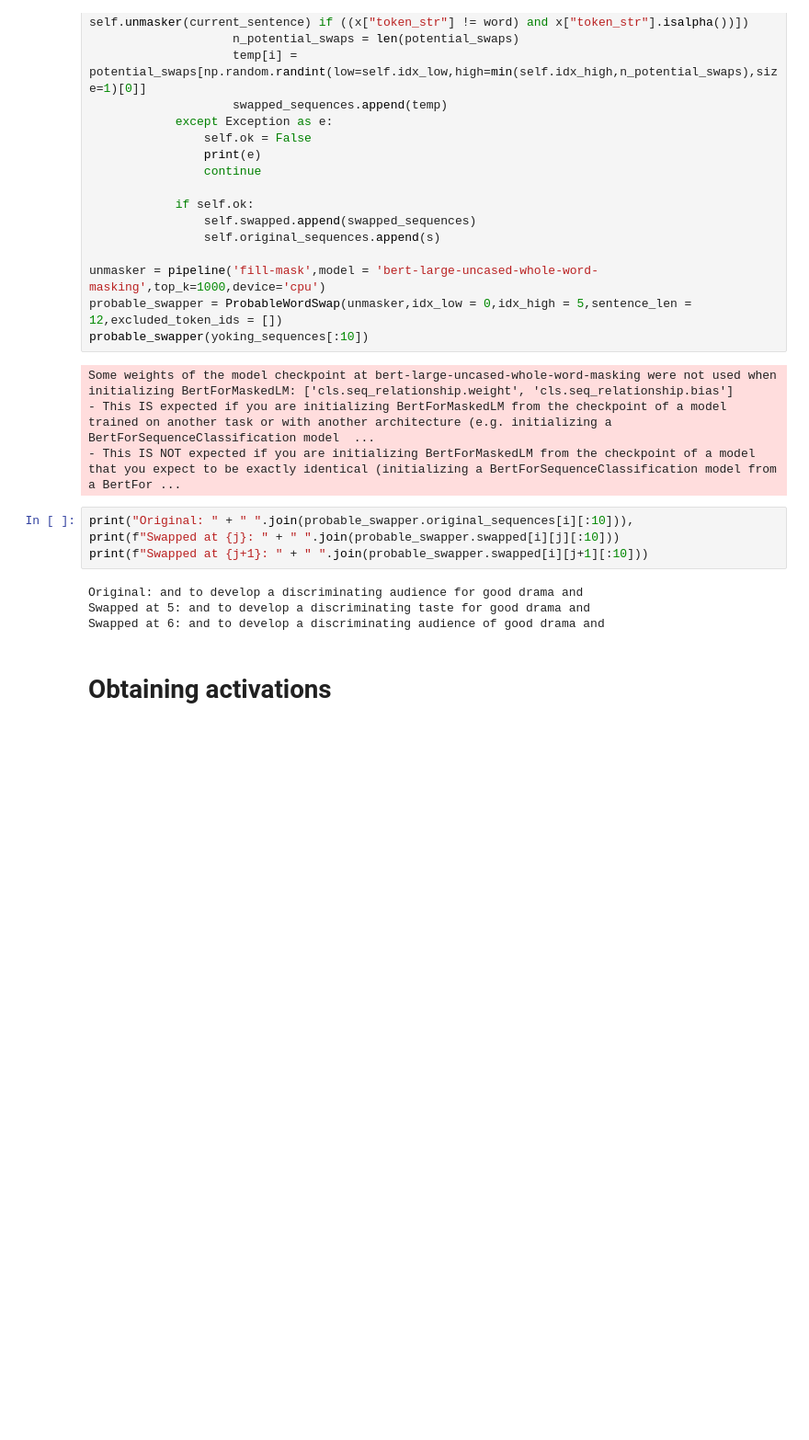
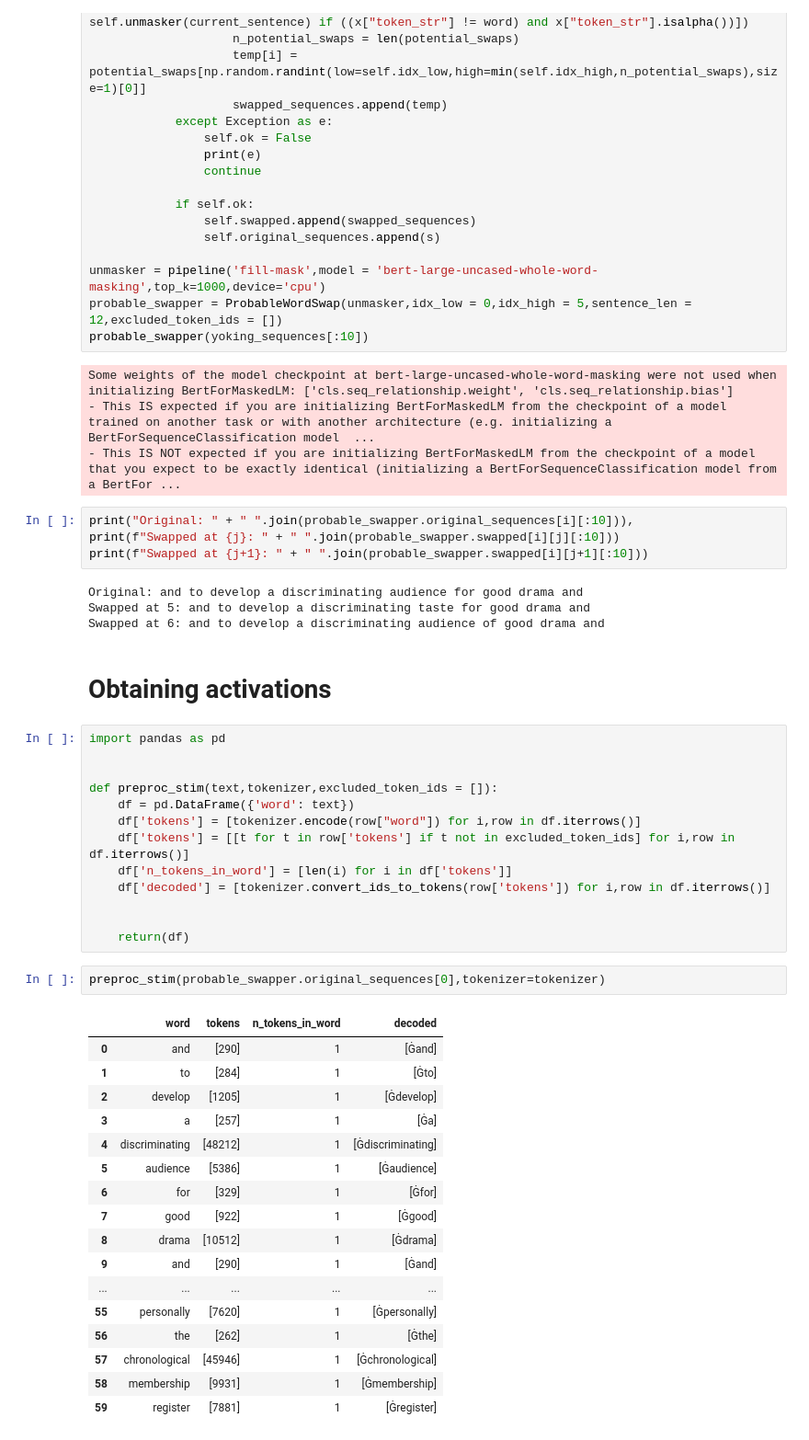
Before and after one commit to dskrill/TemporalIntegration, a Jupyter notebook: demo.ipynb, the cells around one changed output. Shown at 92% size. Saved outputs shown, nothing was run; the diff lists cells and outputs as text; blank space fills up the shorter version.

```diff
--- a/demo.ipynb
+++ b/demo.ipynb
@@ -528,3 +528,36 @@ Swapped at 5: and to develop a discriminating taste for good drama and
 Swapped at 6: and to develop a discriminating audience of good drama and
 # %% [markdown]
 # Obtaining activations
+# %%
+import pandas as pd
+
+
+def preproc_stim(text,tokenizer,excluded_token_ids = []):
+    df = pd.DataFrame({'word': text})
+    df['tokens'] = [tokenizer.encode(row["word"]) for i,row in df.iterrows()]
+    df['tokens'] = [[t for t in row['tokens'] if t not in excluded_token_ids] for i,row in df.iterrows()]
+    df['n_tokens_in_word'] = [len(i) for i in df['tokens']]
+    df['decoded'] = [tokenizer.convert_ids_to_tokens(row['tokens']) for i,row in df.iterrows()]
+
+
+    return(df)
+# %%
+preproc_stim(probable_swapper.original_sequences[0],tokenizer=tokenizer)
+# %% [output]
+|  | word | tokens | n_tokens_in_word | decoded |
+| 0 | and | [290] | 1 | [Ġand] |
+| 1 | to | [284] | 1 | [Ġto] |
+| 2 | develop | [1205] | 1 | [Ġdevelop] |
+| 3 | a | [257] | 1 | [Ġa] |
+| 4 | discriminating | [48212] | 1 | [Ġdiscriminating] |
+| 5 | audience | [5386] | 1 | [Ġaudience] |
+| 6 | for | [329] | 1 | [Ġfor] |
+| 7 | good | [922] | 1 | [Ġgood] |
+| 8 | drama | [10512] | 1 | [Ġdrama] |
+| 9 | and | [290] | 1 | [Ġand] |
+| ... | ... | ... | ... | ... |
+| 55 | personally | [7620] | 1 | [Ġpersonally] |
+| 56 | the | [262] | 1 | [Ġthe] |
+| 57 | chronological | [45946] | 1 | [Ġchronological] |
+| 58 | membership | [9931] | 1 | [Ġmembership] |
+| 59 | register | [7881] | 1 | [Ġregister] |
```
Also changed, not shown: parts of 6 cells of this notebook, 1 other file.
